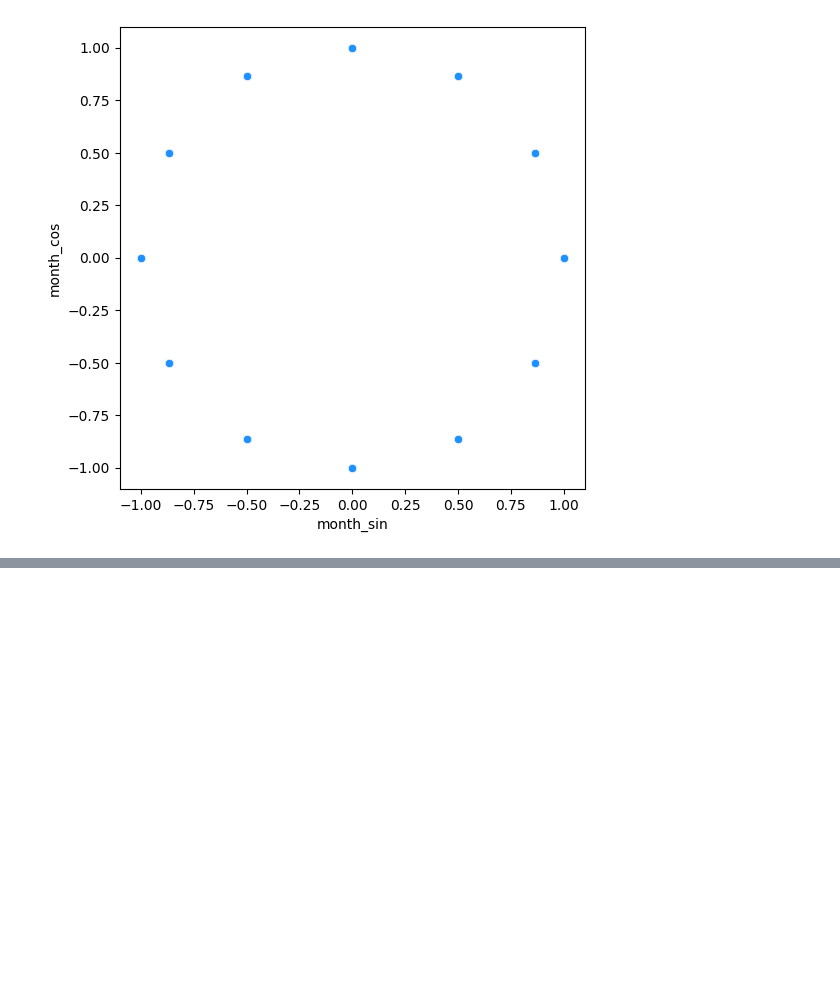
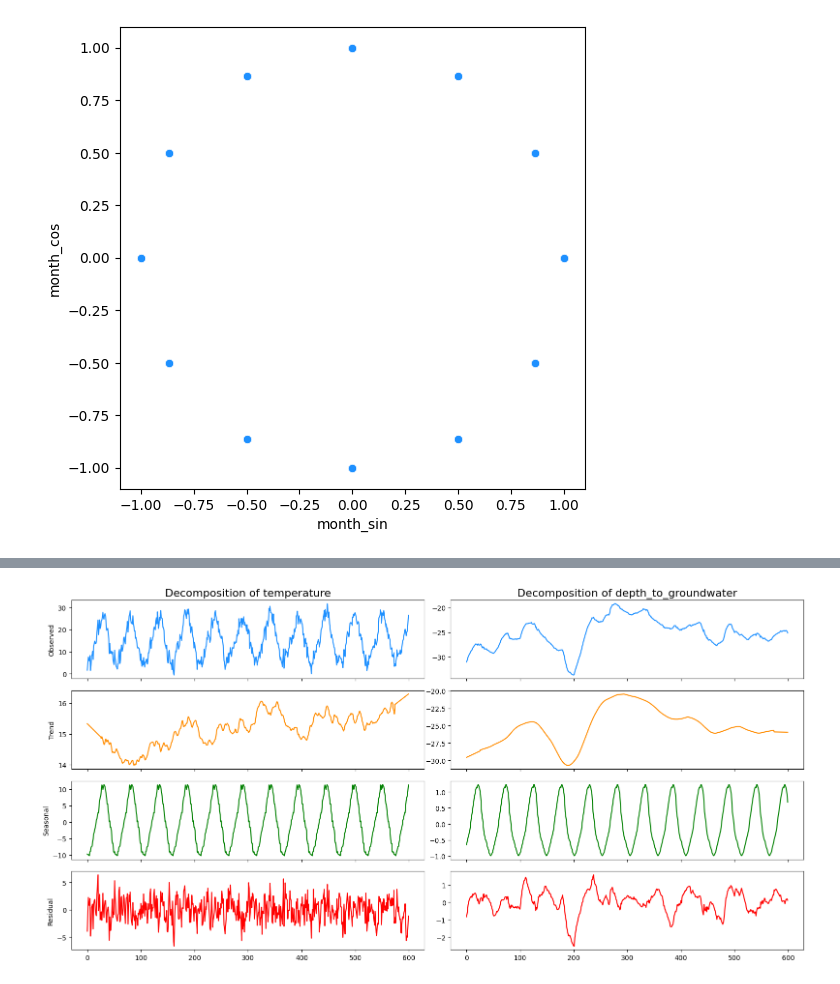
Before and after one commit to rober12345/time-series-project-tutorial, a Jupyter notebook: solutionRobUgalde.ipynb, the cells around one changed output, grey strips where cells are left out. Cells and saved outputs as stored; diff of their text form; code cells hidden in the pictures; blank space fills up the shorter version.

```diff
--- a/solutionRobUgalde.ipynb
+++ b/solutionRobUgalde.ipynb
@@ -653,0 +690,26 @@ plt.show()
+# %%
+import matplotlib.pyplot as plt
+import seaborn as sns
+from statsmodels.tsa.seasonal import seasonal_decompose
+
+# Create subplots
+fig, ax = plt.subplots(ncols=2, nrows=4, sharex=True, figsize=(16, 8))
+
+for i, column in enumerate(['temperature', 'depth_to_groundwater']):
+    res = seasonal_decompose(df[column], period=52, model='additive', extrapolate_trend='freq')  # ✅ FIXED
+
+    ax[0, i].set_title(f'Decomposition of {column}', fontsize=16)
+    res.observed.plot(ax=ax[0, i], legend=False, color='dodgerblue')
+    res.trend.plot(ax=ax[1, i], legend=False, color='darkorange')
+    res.seasonal.plot(ax=ax[2, i], legend=False, color='green')
+    res.resid.plot(ax=ax[3, i], legend=False, color='red')
+
+ax[0, 0].set_ylabel('Observed')
+ax[1, 0].set_ylabel('Trend')
+ax[2, 0].set_ylabel('Seasonal')
+ax[3, 0].set_ylabel('Residual')
+
+plt.tight_layout()
+plt.show()
+# %% [output]
+[figure, added]
```
Also changed, not shown: parts of 2 cells of this notebook.
